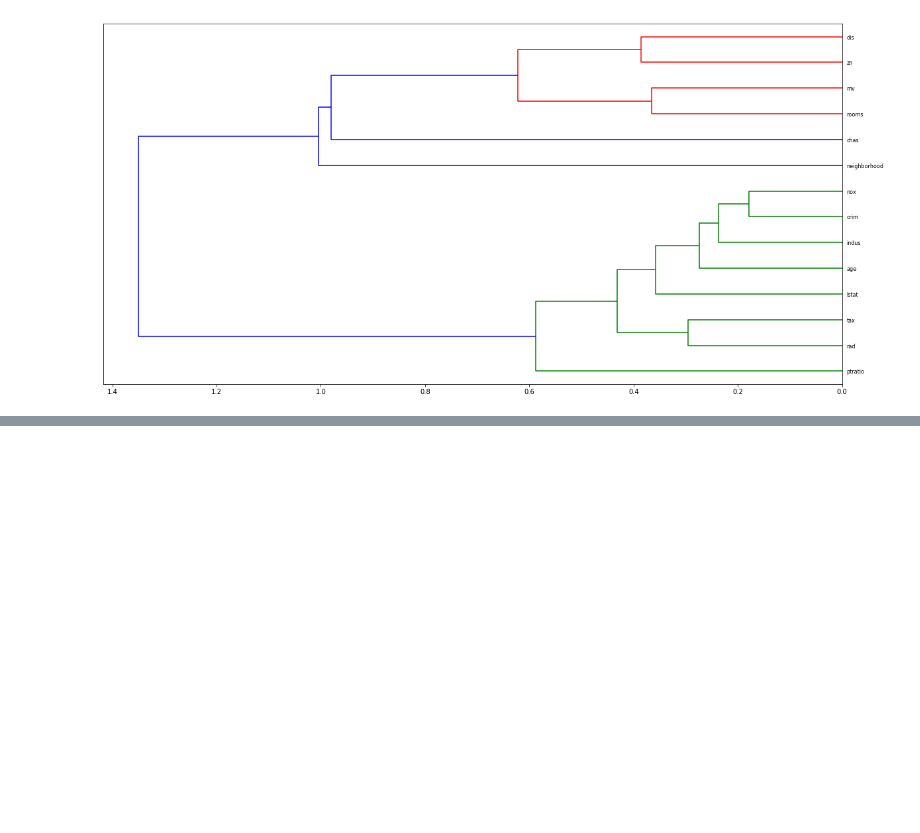
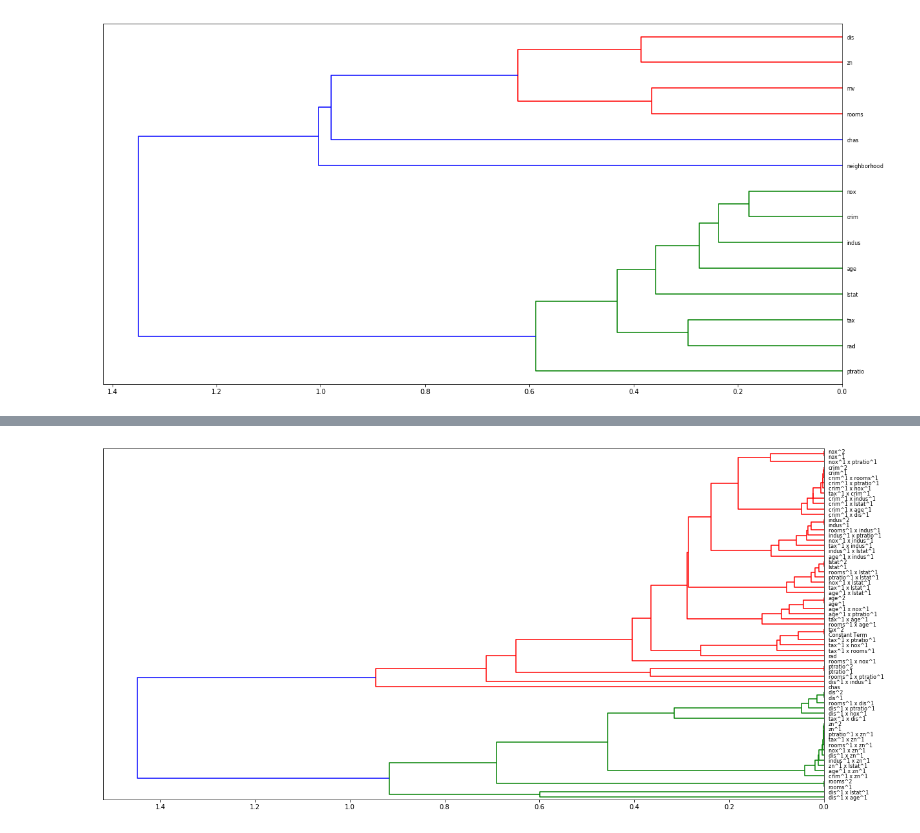
Before and after one commit to GinoWoz1/Learnings, a Jupyter notebook: Boston_Dataset.ipynb, the cells around one changed output, grey strips where cells are left out. Drawn from its saved outputs; the diff is of its cells as text; code cells hidden in the pictures; blank space fills up the shorter version.

```diff
--- a/Boston_Dataset.ipynb
+++ b/Boston_Dataset.ipynb
@@ -636,8 +386,0 @@ X_poly.shape
-# %%
-X_poly = pd.DataFrame(X_poly,index=y.index)
-
-# save info on which features contribute to each term in X_poly
-powers = pd.DataFrame(poly.powers_,columns=X[columns].columns)
-
-s = np.where(powers>0, pd.Series(X[columns].columns)+', ', '')
-poly_terms = pd.Series([''.join(x).strip() for x in s])
@@ -666,0 +647,25 @@ df_poly.head(100)
+# %%
+# do feature selection with SelectFromModel
+
+from sklearn.feature_selection import SelectKBest,SelectFromModel,f_regression,SelectFwe,mutual_info_regression
+
+select = SelectFromModel(RandomForestRegressor(bootstrap=True, criterion='mse', max_depth=7,
+           max_features=0.5,
+           min_samples_leaf=1, min_samples_split=2,
+           min_weight_fraction_leaf=0.0, n_estimators=60, n_jobs=1,
+           oob_score=True))
+
+select_params = ({'select__threshold':[0.01,0.05,.1,.15,0.2,"mean","median","2.*mean"],
+         'elnet__alpha': np.arange(0.1,1,0.1),
+         'elnet__l1_ratio':np.arange(0.1,1,0.1),
+         'elnet__tol':[1e-5, 1e-4, 1e-3, 1e-2, 1e-1]})
+
+k_pipe = Pipeline([('select',select),
+         ('stand',StandardScaler()),
+           ('elnet',elnet)])
+
+gs2 = GridSearchCV(k_pipe,param_grid=select_params,cv = rkfold, scoring= rmse_cv)
+gs2.fit(X_train,y_train)
+print(gs2.best_score_)
+print(gs2.best_estimator_)
+print(gs2.score(X_test,y_test))
@@ -666,0 +731,12 @@ df_poly.head(100)
+# %%
+# concatenate polynomial transformed data sets with leftout columns
+X_train_poly = pd.concat([output_tr,X_train_poly],axis=1) # train
+X_test_poly = pd.concat([output_test,X_test_poly],axis=1) # test
+# %%
+# highly correlated variables as you can see with all the polynomial features
+# my first instinct is to remove highly correlated variables but that led to worst performance
+# also I read that when doing polynomial features, you need to keep the x^1 and x^2 variables together
+
+pear_corr(X_train_poly)
+# %% [output]
+[figure, added]
```
Also changed, not shown: parts of 45 cells of this notebook, 1 other file.
